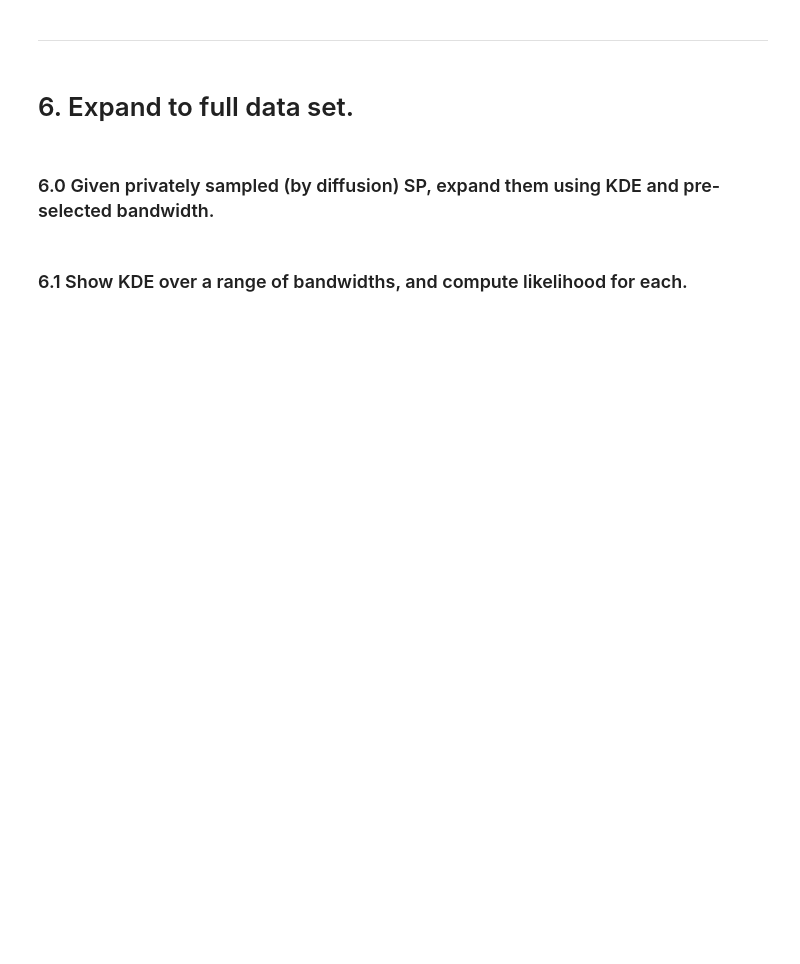
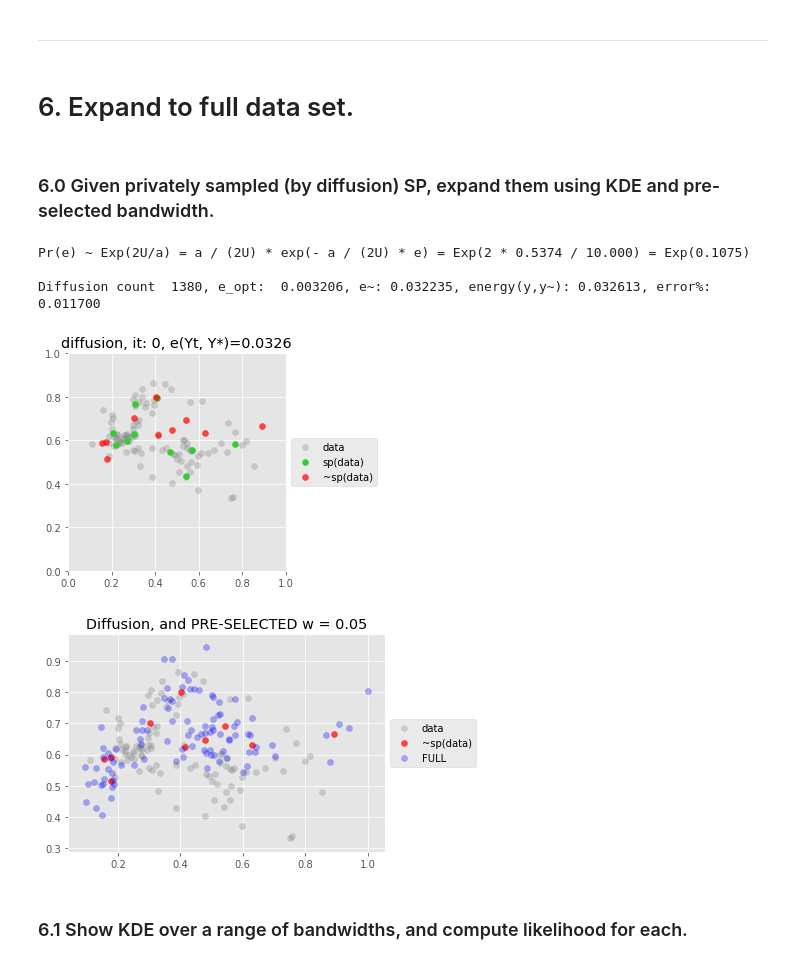
Before and after one commit to diesendruck/pv, a Jupyter notebook: mv_sp_privacy/src/sp_privacy.ipynb, the cells around one changed output. Cells and saved outputs as stored; diff of their text form; code cells hidden in the pictures; blank space fills up the shorter version.

```diff
--- a/mv_sp_privacy/src/sp_privacy.ipynb
+++ b/mv_sp_privacy/src/sp_privacy.ipynb
@@ -229,3 +191,24 @@ if 0:
+# %%
+# Show data and y_tilde.
+NUM_Y_TILDES = 1
+METHOD = 'diffusion'
+BANDWIDTH = 0.05
+FULL_SAMPLE_SIZE = M
+STEP_SIZE = 2e-3
+
+(y_tilde,
+ y_tilde_upsampled,
+ y_tilde_expansion,
+ energy_y_y_tilde) = sample_full_set_by_diffusion(e_opt, energy_sensitivity,
+                                                  x, y_opt, STEP_SIZE, ALPHA,
+                                                  BANDWIDTH, FULL_SAMPLE_SIZE,
+                                                  plot=True)
+# %% [output]
+Pr(e) ~ Exp(2U/a) = a / (2U) * exp(- a / (2U) * e) = Exp(2 * 0.5374 / 10.000) = Exp(0.1075)
+
+Diffusion count  1380, e_opt:  0.003206, e~: 0.032235, energy(y,y~): 0.032613, error%: 0.011700
+[figure, added]
+[figure, added]
 # %% [markdown]
 ###  6.1  Show KDE over a range of bandwidths, and compute likelihood for each.
 # %%
```
Also changed, not shown: parts of 11 cells of this notebook, 2 other files.
